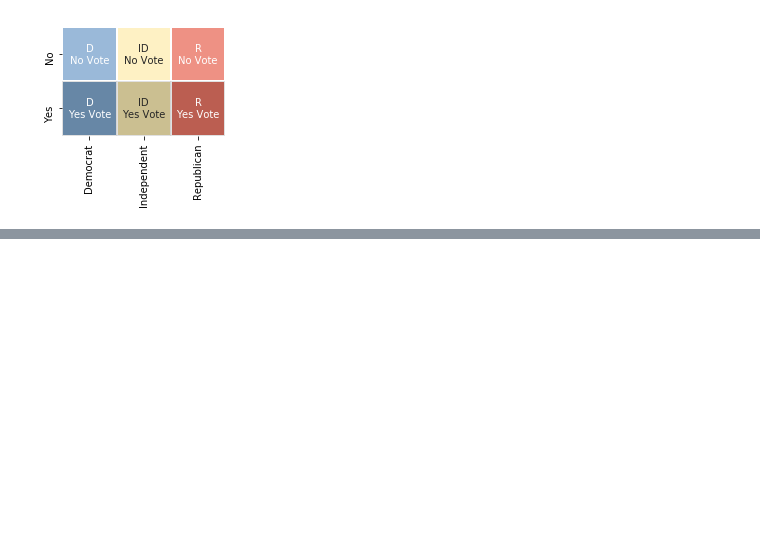
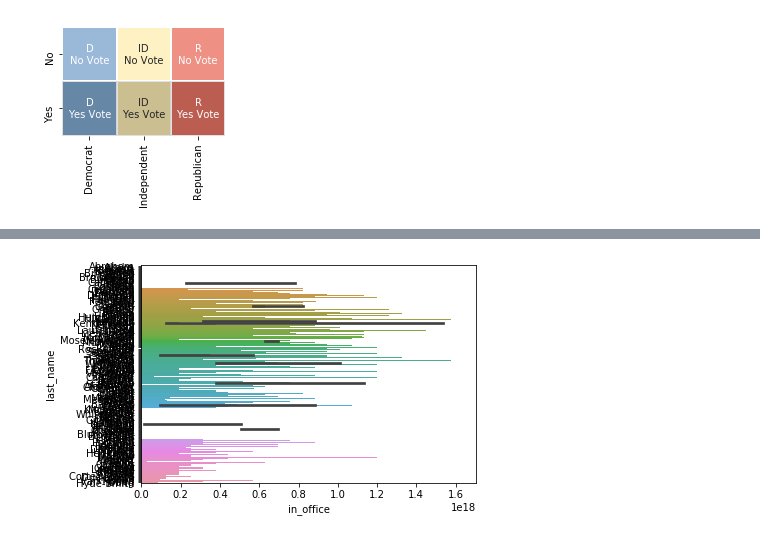
Before and after one commit to Nhorning/Congressional_Survival, a Jupyter notebook: Exploratory Data Analysis.ipynb, the cells around one changed output, grey strips where cells are left out. Cells and saved outputs as stored; diff of their text form; code cells hidden in the pictures; blank space fills up the shorter version.

```diff
--- a/Exploratory Data Analysis.ipynb
+++ b/Exploratory Data Analysis.ipynb
@@ -505,0 +612,3 @@ visualize_session(2019, 'house')
+# %%
+df = df.transpose()
+df
@@ -505,0 +638,7 @@ visualize_session(2019, 'house')
+# %%
+df.loc[:,'start_date'] = pd.to_datetime(df.loc[:,'start_date'])
+# %%
+df.loc[:,'end_date'] = pd.to_datetime(df.loc[:,'end_date'])
+# %%
+df['in_office'] = (df.loc[:,'end_date'] - df.loc[:,'start_date'])
+df
@@ -505,0 +664,5 @@ visualize_session(2019, 'house')
+# %%
+sns.barplot('in_office', 'last_name', data=df)
+plt.show()
+# %% [output]
+[figure, added]
```
Also changed, not shown: parts of 13 cells of this notebook, 4 other files.
